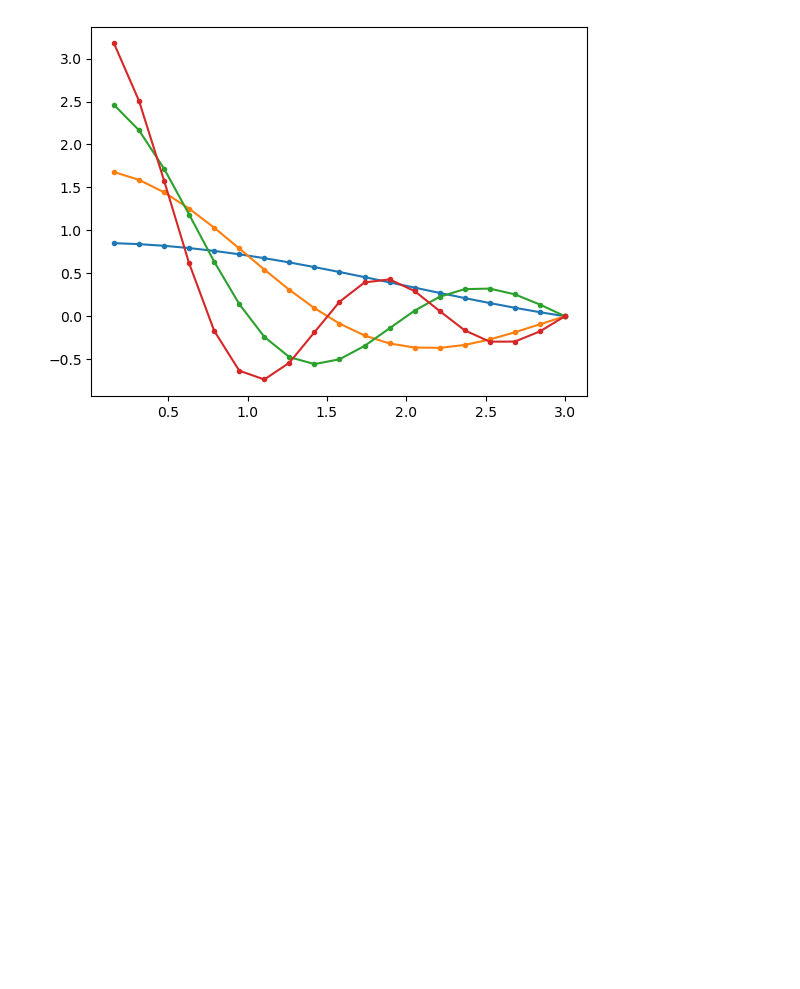
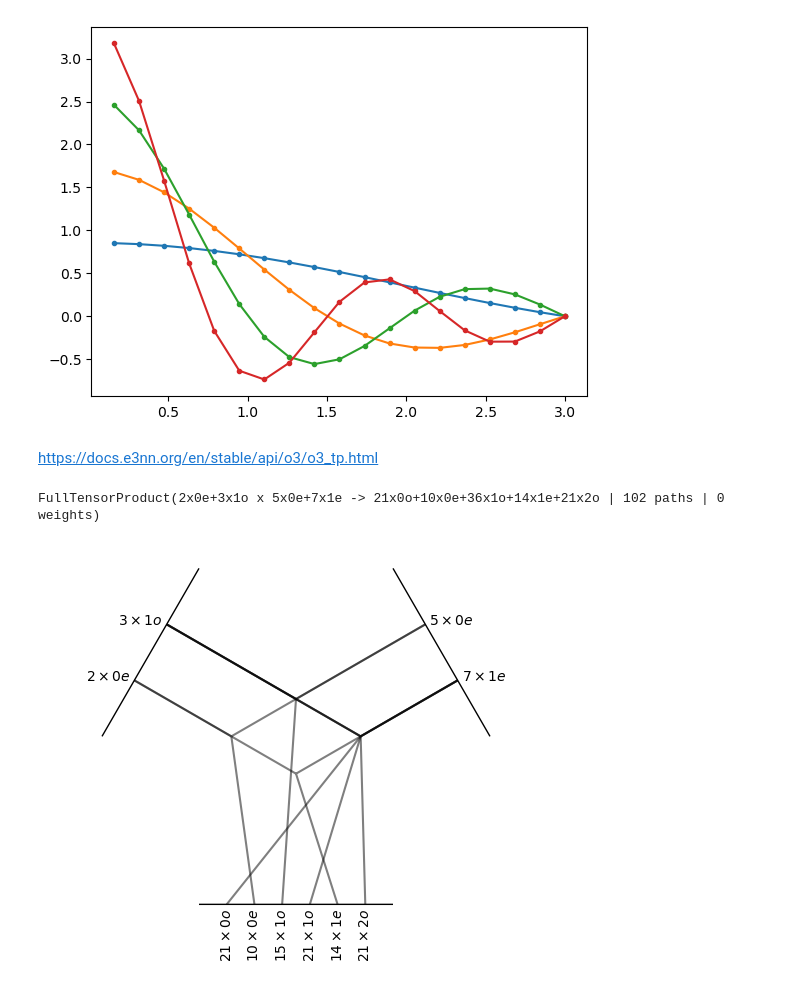
Before and after one commit to imagdau/Tutorials, a Jupyter notebook: draft-MACE-theory.ipynb, the cells around one changed output. Drawn from its saved outputs; the diff is of its cells as text; code cells hidden in the pictures; blank space fills up the shorter version.

```diff
--- a/draft-MACE-theory.ipynb
+++ b/draft-MACE-theory.ipynb
@@ -181,3 +181,19 @@ dists = np.linspace(0,Rcut,20).reshape(-1,1)
 plt.plot(dists, bessel_fn(dists), '.-');
 # %% [output]
 [figure]
+# %% [markdown]
+https://docs.e3nn.org/en/stable/api/o3/o3_tp.html
+# %%
+from e3nn import o3
+import warnings
+warnings.filterwarnings("ignore")
+
+tp = o3.FullTensorProduct(
+    irreps_in1='2x0e + 3x1o',
+    irreps_in2='5x0e + 7x1e'
+)
+print(tp)
+tp.visualize();
+# %% [output]
+FullTensorProduct(2x0e+3x1o x 5x0e+7x1e -> 21x0o+10x0e+36x1o+14x1e+21x2o | 102 paths | 0 weights)
+[figure, added]
```
Also changed, not shown: parts of 16 cells of this notebook, 2 other files.
